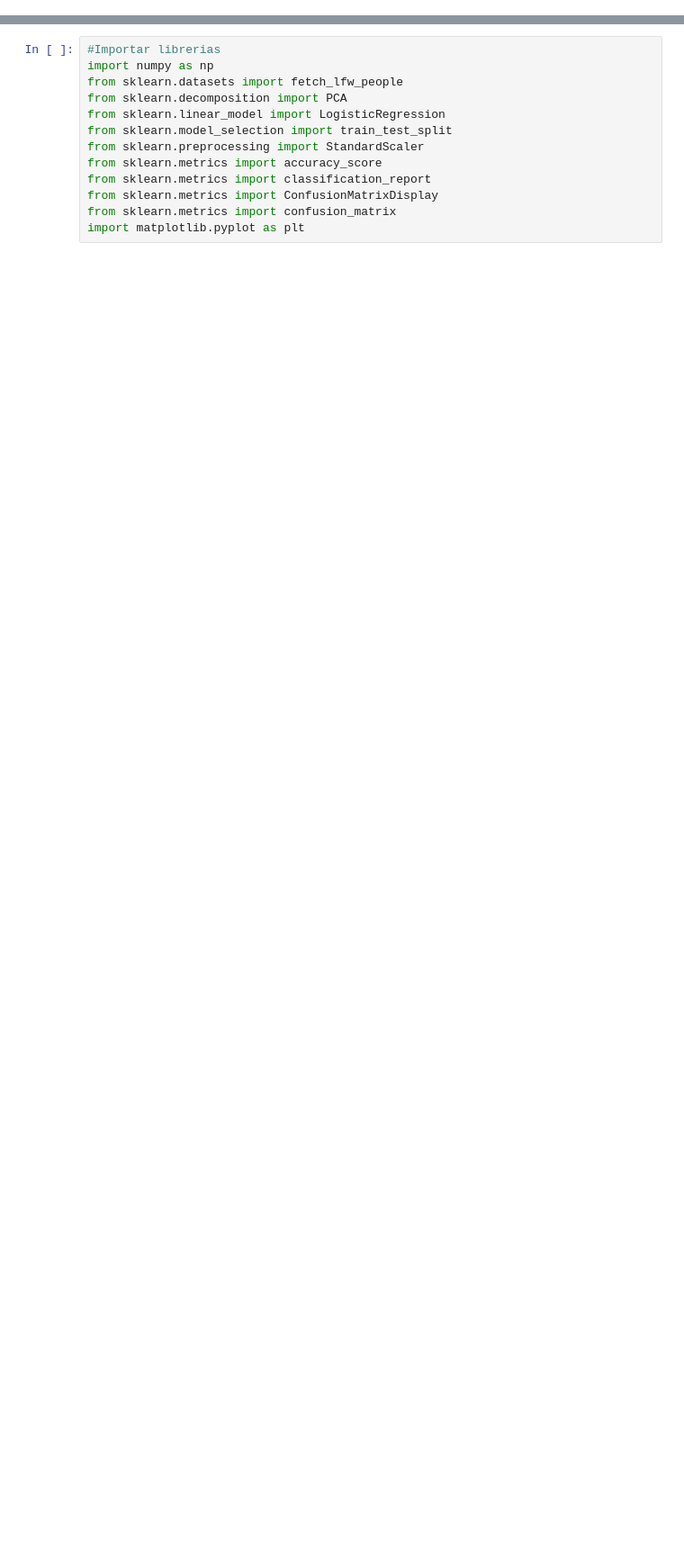
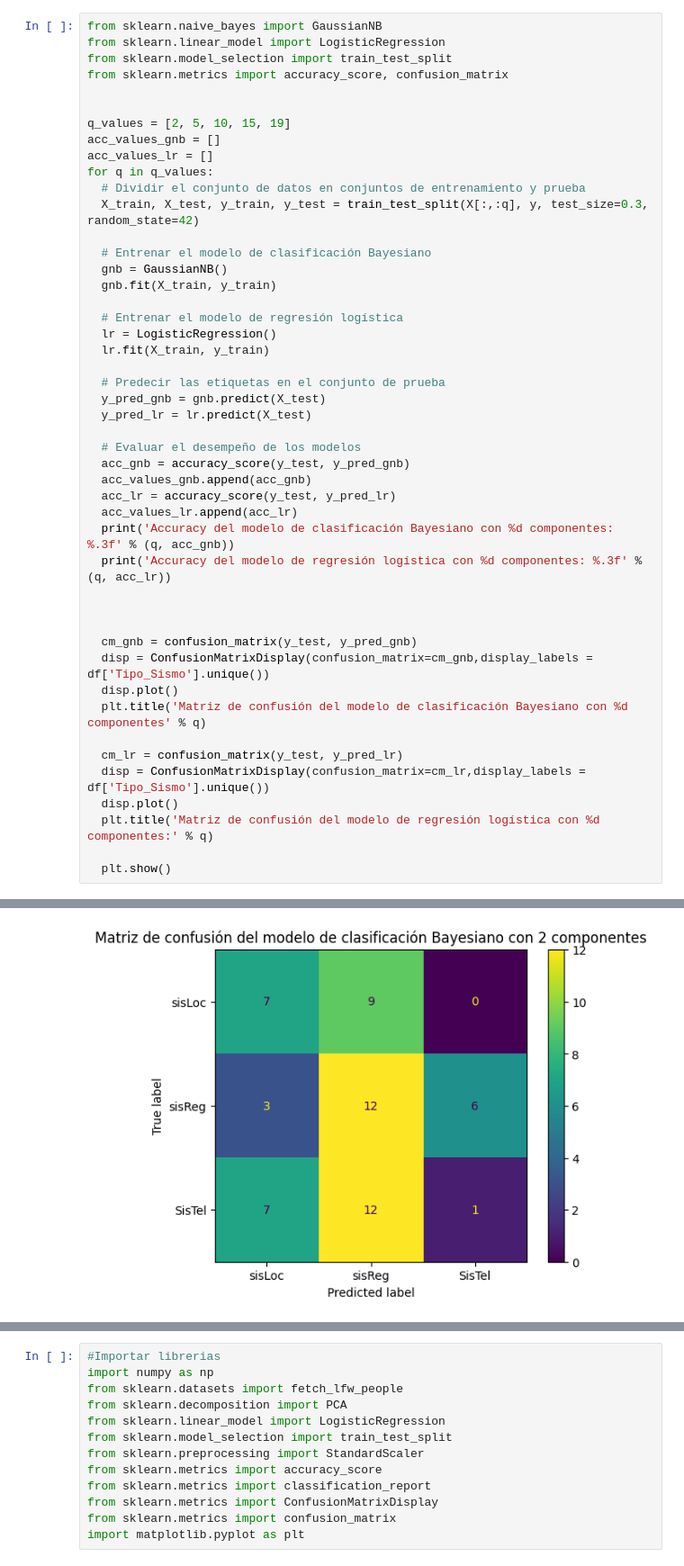
Before and after one commit to ydpajaro/Miniproyecto2, a Jupyter notebook: miniproyecto2.ipynb, the cells around one changed output, grey strips where cells are left out. Shown at 90% size. Cells and saved outputs as stored; diff of their text form; blank space fills up the shorter version.

```diff
--- a/miniproyecto2.ipynb
+++ b/miniproyecto2.ipynb
@@ -177,0 +104,48 @@ from sklearn.decomposition import PCA
+# %%
+from sklearn.naive_bayes import GaussianNB
+from sklearn.linear_model import LogisticRegression
+from sklearn.model_selection import train_test_split
+from sklearn.metrics import accuracy_score, confusion_matrix
+
+
+q_values = [2, 5, 10, 15, 19]
+acc_values_gnb = []
+acc_values_lr = []
+for q in q_values:
+  # Dividir el conjunto de datos en conjuntos de entrenamiento y prueba
+  X_train, X_test, y_train, y_test = train_test_split(X[:,:q], y, test_size=0.3, random_state=42)
+
+  # Entrenar el modelo de clasificación Bayesiano
+  gnb = GaussianNB()
+  gnb.fit(X_train, y_train)
+
+  # Entrenar el modelo de regresión logística
+  lr = LogisticRegression()
+  lr.fit(X_train, y_train)
+
+  # Predecir las etiquetas en el conjunto de prueba
+  y_pred_gnb = gnb.predict(X_test)
+  y_pred_lr = lr.predict(X_test)
+
+  # Evaluar el desempeño de los modelos
+  acc_gnb = accuracy_score(y_test, y_pred_gnb)
+  acc_values_gnb.append(acc_gnb)
+  acc_lr = accuracy_score(y_test, y_pred_lr)
+  acc_values_lr.append(acc_lr)
+  print('Accuracy del modelo de clasificación Bayesiano con %d componentes: %.3f' % (q, acc_gnb))
+  print('Accuracy del modelo de regresión logística con %d componentes: %.3f' % (q, acc_lr))
+
+
+
+  cm_gnb = confusion_matrix(y_test, y_pred_gnb)
+  disp = ConfusionMatrixDisplay(confusion_matrix=cm_gnb,display_labels = df['Tipo_Sismo'].unique())
+  disp.plot()
+  plt.title('Matriz de confusión del modelo de clasificación Bayesiano con %d componentes' % q)
+
+  cm_lr = confusion_matrix(y_test, y_pred_lr)
+  disp = ConfusionMatrixDisplay(confusion_matrix=cm_lr,display_labels = df['Tipo_Sismo'].unique())
+  disp.plot()
+  plt.title('Matriz de confusión del modelo de regresión logística con %d componentes:' % q)
+
+  plt.show()
+# %% [output]
@@ -177,0 +154 @@ from sklearn.decomposition import PCA
+[figure, added]
```
Also changed, not shown: parts of 39 cells of this notebook.
